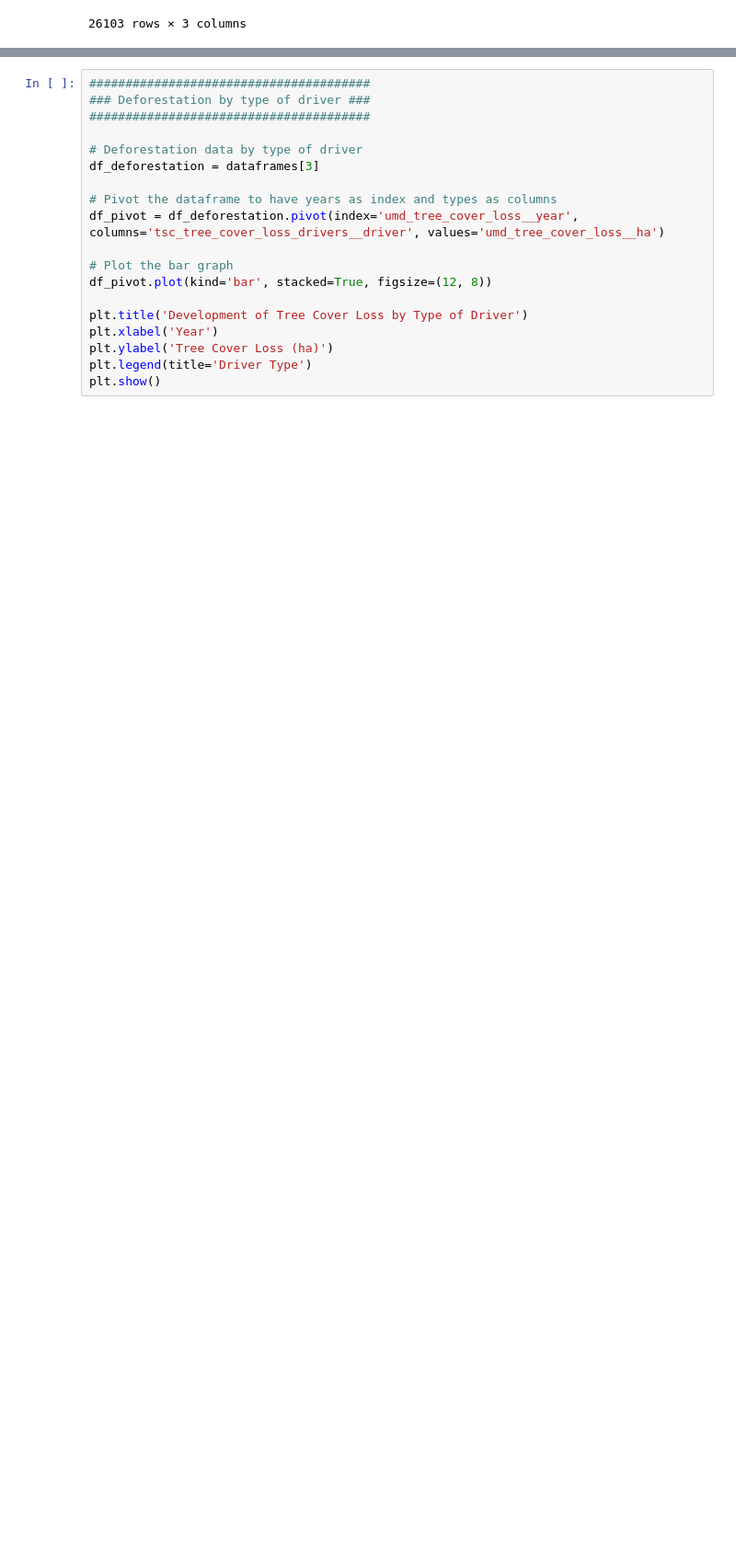
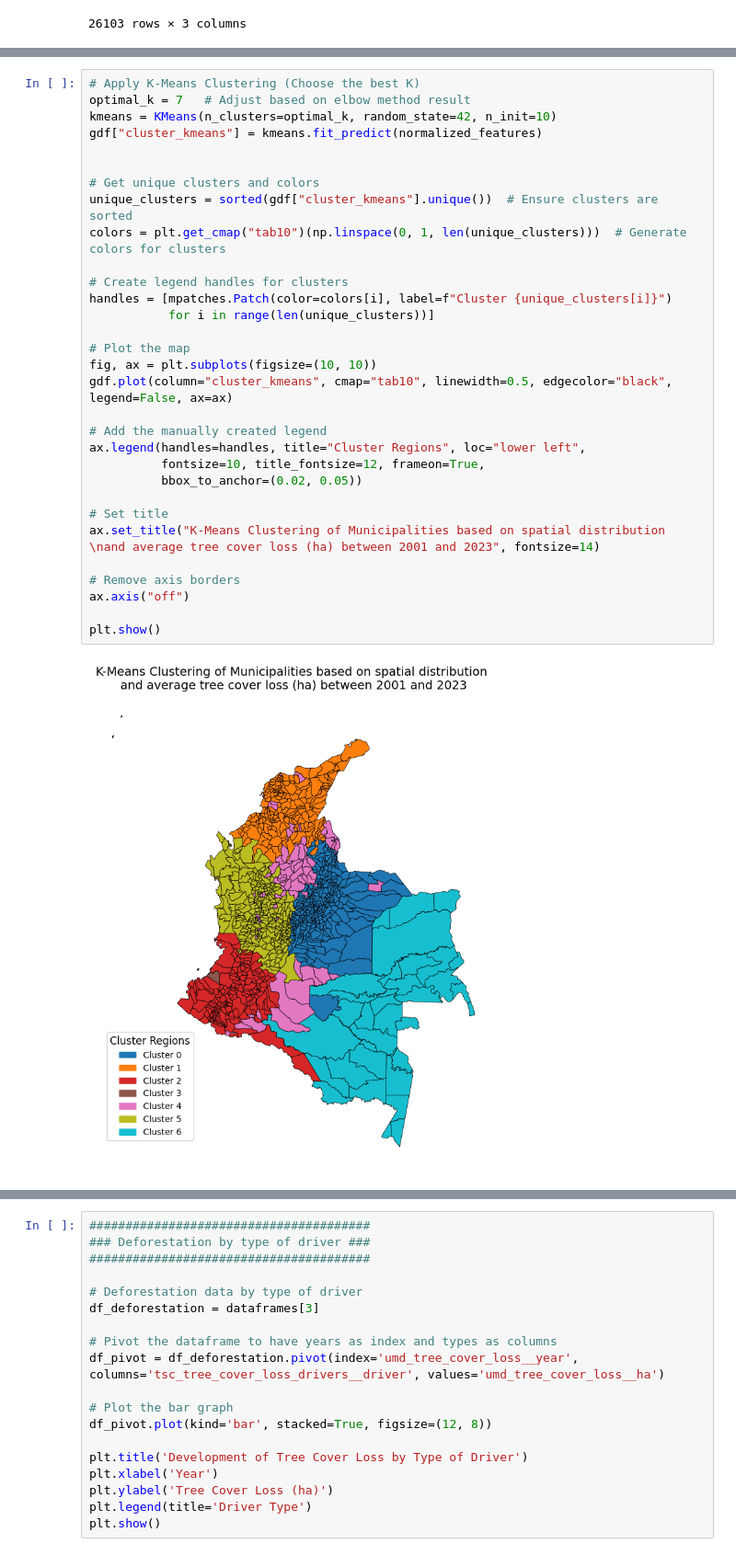
Before and after one commit to cpj97/MDS_thesis, a Jupyter notebook: script.ipynb, the cells around one changed output, grey strips where cells are left out. Shown at 92% size. Drawn from its saved outputs; the diff is of its cells as text; blank space fills up the shorter version.

```diff
--- a/script.ipynb
+++ b/script.ipynb
@@ -325,0 +786,33 @@ dataframes[1]
+# %%
+# Apply K-Means Clustering (Choose the best K)
+optimal_k = 7   # Adjust based on elbow method result
+kmeans = KMeans(n_clusters=optimal_k, random_state=42, n_init=10)
+gdf["cluster_kmeans"] = kmeans.fit_predict(normalized_features)
+
+
+# Get unique clusters and colors
+unique_clusters = sorted(gdf["cluster_kmeans"].unique())  # Ensure clusters are sorted
+colors = plt.get_cmap("tab10")(np.linspace(0, 1, len(unique_clusters)))  # Generate colors for clusters
+
+# Create legend handles for clusters
+handles = [mpatches.Patch(color=colors[i], label=f"Cluster {unique_clusters[i]}")
+           for i in range(len(unique_clusters))]
+
+# Plot the map
+fig, ax = plt.subplots(figsize=(10, 10))
+gdf.plot(column="cluster_kmeans", cmap="tab10", linewidth=0.5, edgecolor="black", legend=False, ax=ax)
+
+# Add the manually created legend
+ax.legend(handles=handles, title="Cluster Regions", loc="lower left",
+          fontsize=10, title_fontsize=12, frameon=True,
+          bbox_to_anchor=(0.02, 0.05))
+
+# Set title
+ax.set_title("K-Means Clustering of Municipalities based on spatial distribution \nand average tree cover loss (ha) between 2001 and 2023", fontsize=14)
+
+# Remove axis borders
+ax.axis("off")
+
+plt.show()
+# %% [output]
+[figure, added]
```
Also changed, not shown: parts of 31 cells of this notebook.
